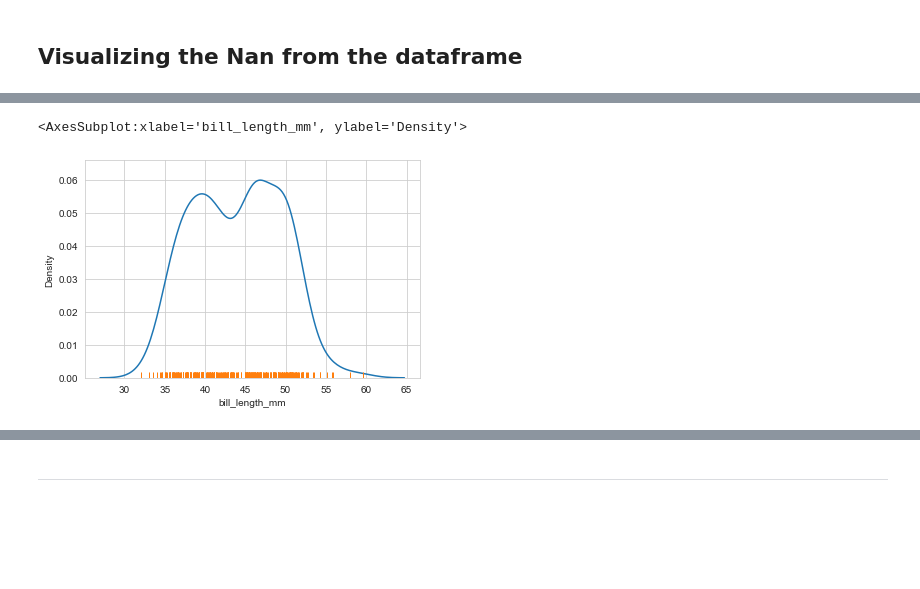
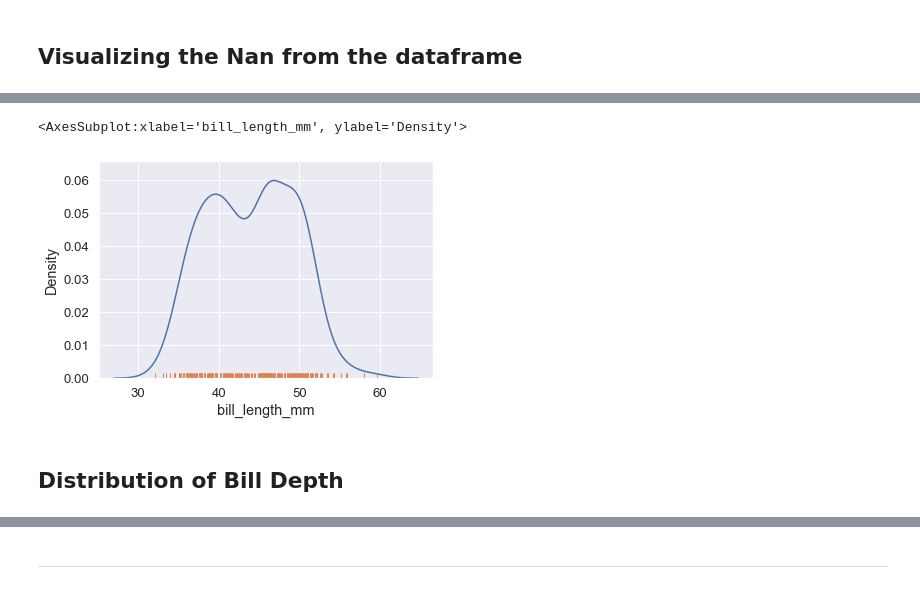
Before and after one commit to greenyjwk/PenguinsAnalysis, a Jupyter notebook: Ji-Penguins.ipynb, the cells around one changed output, grey strips where cells are left out. Saved outputs shown, nothing was run; the diff lists cells and outputs as text; code cells hidden in the pictures; blank space fills up the shorter version.

```diff
--- a/Ji-Penguins.ipynb
+++ b/Ji-Penguins.ipynb
@@ -111,4 +165,5 @@ penguins = penguins.dropna()
 # %%
+sns.set(font_scale = 1.2)
 sns.histplot(data=penguins, x="sex", binwidth=3, shrink=.8, color = "blue")
 # %% [output]
 <AxesSubplot:xlabel='sex', ylabel='Count'>
@@ -115,0 +173,3 @@ sns.histplot(data=penguins, x="sex", binwidth=3, shrink=.8, color = "blue")
+# %%
+sns.set(font_scale = 1.2)
+sns.histplot(data=penguins, x="species", binwidth=3, shrink=.8, color = "blue")
@@ -115,0 +181,3 @@ sns.histplot(data=penguins, x="sex", binwidth=3, shrink=.8, color = "blue")
+# %%
+sns.set(font_scale = 1.2)
+sns.histplot(data=penguins, x="island", binwidth=3, shrink=.8, color = "blue")
@@ -115,0 +189,4 @@ sns.histplot(data=penguins, x="sex", binwidth=3, shrink=.8, color = "blue")
+# %%
+sns.set(font_scale = 1.2)
+sns.kdeplot(data=penguins, x="body_mass_g")
+sns.rugplot(data=penguins, x="body_mass_g")
@@ -116,6 +196,9 @@ sns.histplot(data=penguins, x="sex", binwidth=3, shrink=.8, color = "blue")
 # %%
+sns.set(font_scale = 1.2)
 sns.kdeplot(data=penguins, x="bill_length_mm")
 sns.rugplot(data=penguins, x="bill_length_mm")
 # %% [output]
 <AxesSubplot:xlabel='bill_length_mm', ylabel='Density'>
-[figure, old version]
+[figure, new version]
+# %% [markdown]
+## Distribution of Bill Depth
```
Also changed, not shown: parts of 40 cells of this notebook, 1 other file.
